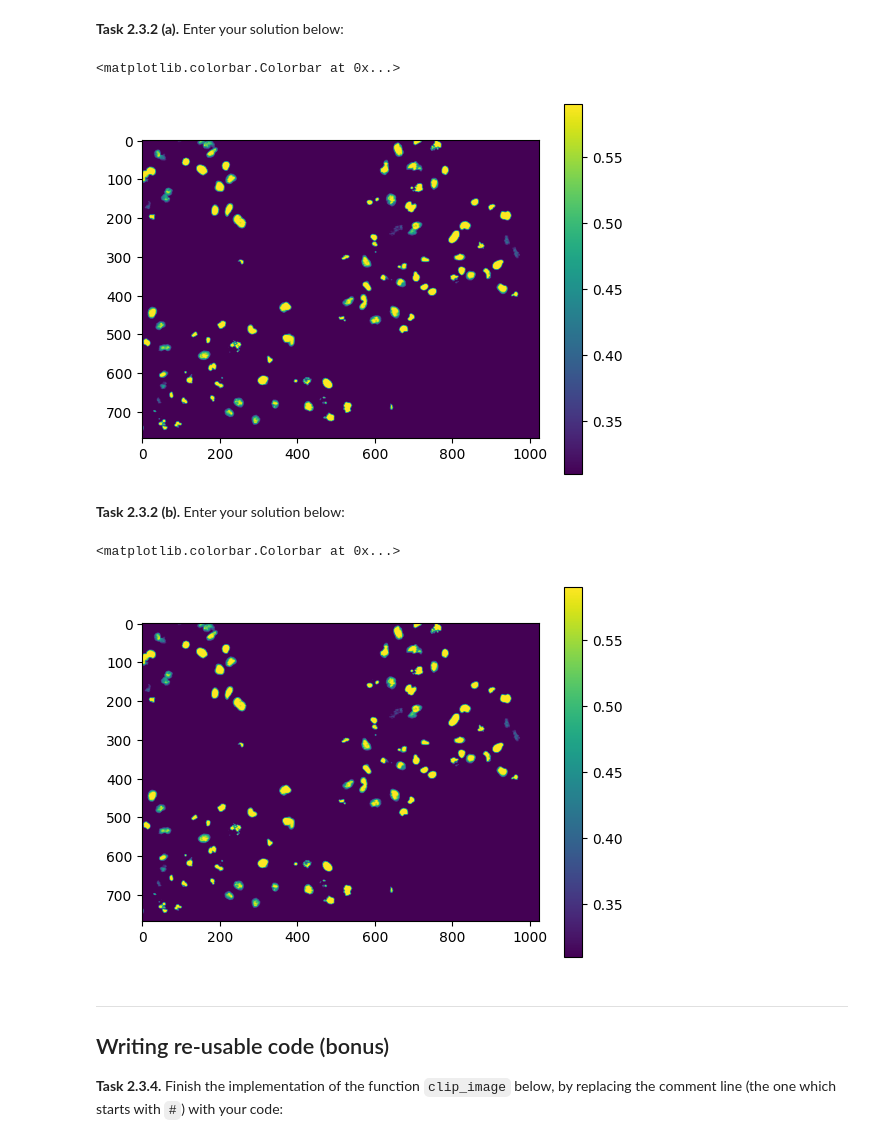
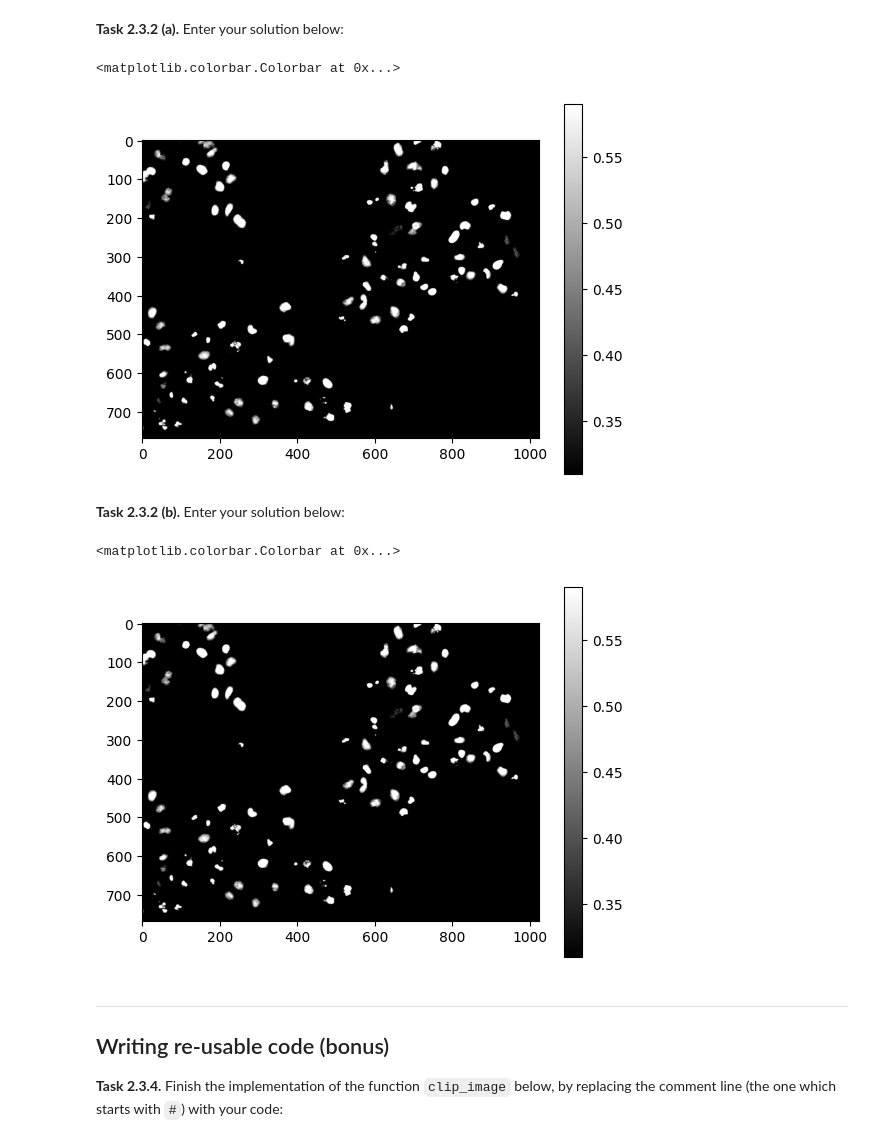
Before and after one commit to kathrinkreischer/mobi-fs3-python, a Jupyter notebook: task2.ipynb, the cells around one changed output. Cells and saved outputs as stored; diff of their text form; code cells hidden in the pictures.

```diff
--- a/task2.ipynb
+++ b/task2.ipynb
@@ -61,19 +61,19 @@ plt.colorbar()
 # %%
 img2 = img.copy()
 
 for r in range(0,img.shape[0]):
     for c in range(0,img.shape[1]):
         if img2[r, c] < T1:
             img2[r, c] = T1
         elif img2[r, c] > T2:
             img2[r, c]=T2
         else:
             img2[r, c]
-plt.imshow(img2)
+plt.imshow(img2, 'gray')
 plt.colorbar()
 # %% [output]
 <matplotlib.colorbar.Colorbar at 0x...>
-[figure, old version]
+[figure, new version]
 # %% [markdown]
 **<a id="#">Task 2.3.2 (b).</a>** Enter your solution below:
 # %%
@@ -85,11 +85,11 @@ for p in numpy.ndindex(img.shape):
             img3[p]=T2
         else:
             img3[p]
-plt.imshow(img3)
+plt.imshow(img3, 'gray')
 plt.colorbar()
 # %% [output]
 <matplotlib.colorbar.Colorbar at 0x...>
-[figure, old version]
+[figure, new version]
 # %% [markdown]
 ---
 
```
Also changed, not shown: parts of 3 cells of this notebook.
